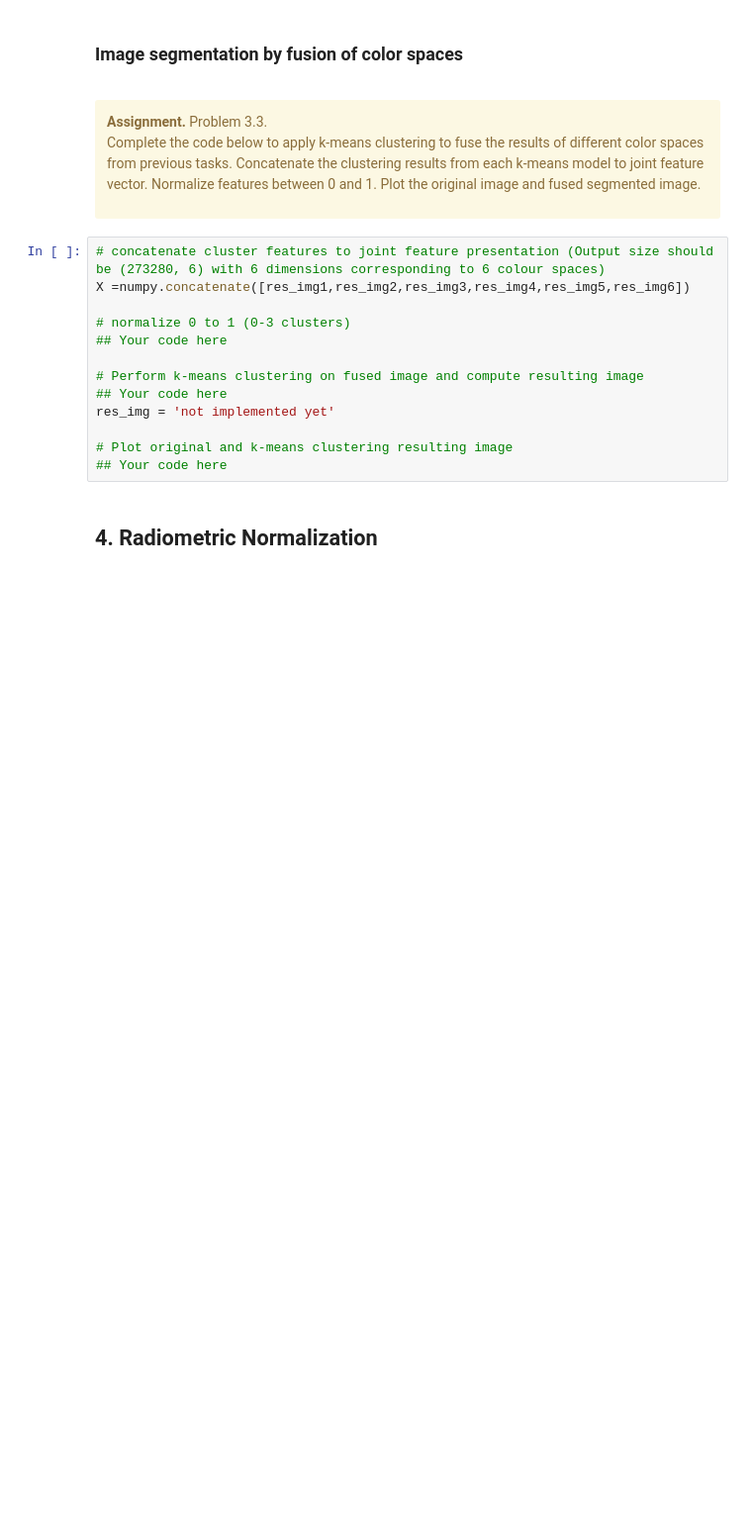
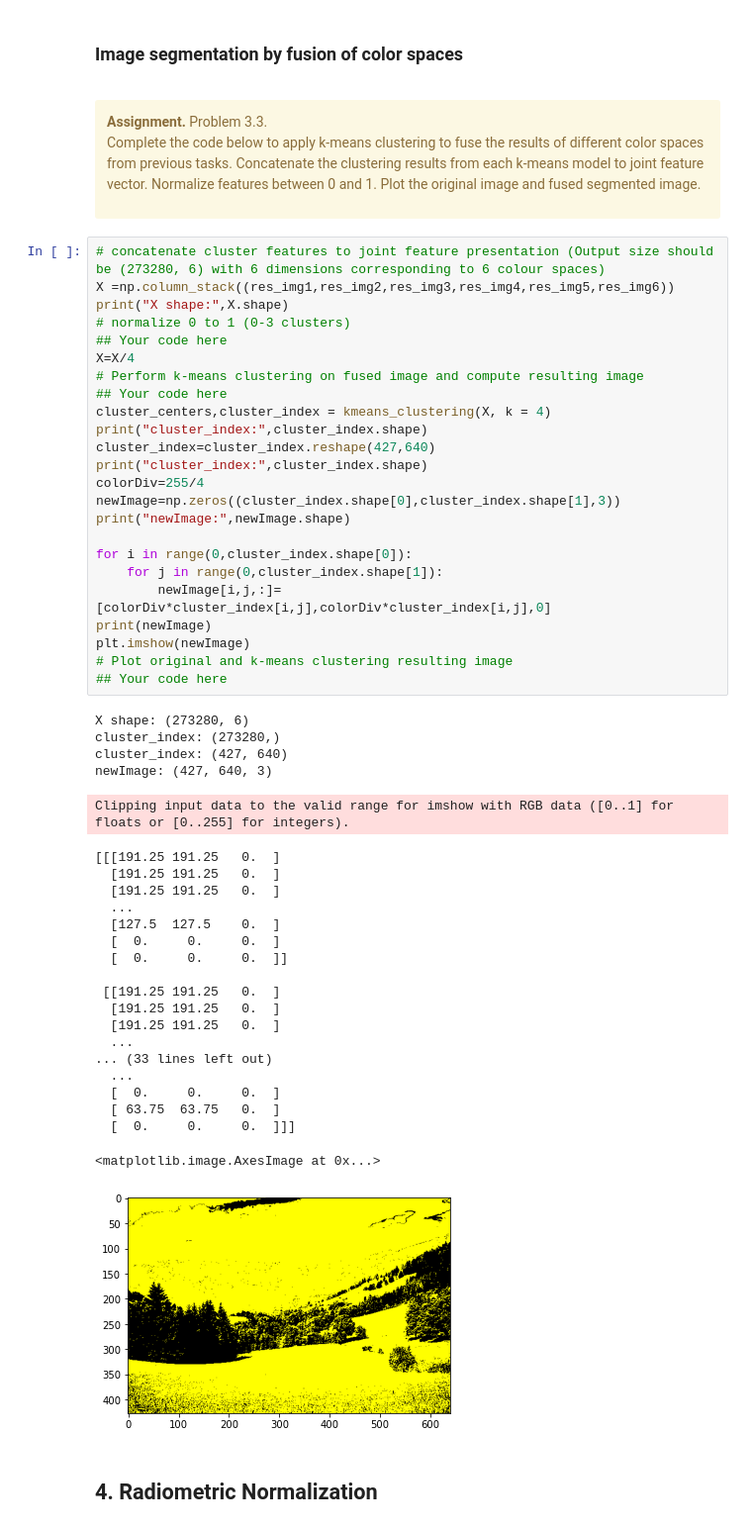
Before and after one commit to MAHA06/MultiModalCourse, a Jupyter notebook: Exercise 3/exercise3.ipynb, the cells around one changed output. Shown at 99% size. Cells and saved outputs as stored; diff of their text form; blank space fills up the shorter version.

```diff
--- a/Exercise 3/exercise3.ipynb
+++ b/Exercise 3/exercise3.ipynb
@@ -760,17 +761,53 @@ res_img6=plot_kmeans(f6_img)
 </div>
 # %%
 # concatenate cluster features to joint feature presentation (Output size should be (273280, 6) with 6 dimensions corresponding to 6 colour spaces)
-X =numpy.concatenate([res_img1,res_img2,res_img3,res_img4,res_img5,res_img6])
-
+X =np.column_stack((res_img1,res_img2,res_img3,res_img4,res_img5,res_img6))
+print("X shape:",X.shape)
 # normalize 0 to 1 (0-3 clusters)
 ## Your code here
-
+X=X/4
 # Perform k-means clustering on fused image and compute resulting image
 ## Your code here
-res_img = 'not implemented yet'
+cluster_centers,cluster_index = kmeans_clustering(X, k = 4)
+print("cluster_index:",cluster_index.shape)
+cluster_index=cluster_index.reshape(427,640)
+print("cluster_index:",cluster_index.shape)
+colorDiv=255/4
+newImage=np.zeros((cluster_index.shape[0],cluster_index.shape[1],3))
+print("newImage:",newImage.shape)
 
+for i in range(0,cluster_index.shape[0]):
+    for j in range(0,cluster_index.shape[1]):
+        newImage[i,j,:]=[colorDiv*cluster_index[i,j],colorDiv*cluster_index[i,j],0]
+print(newImage)
+plt.imshow(newImage)
 # Plot original and k-means clustering resulting image
 ## Your code here
+# %% [output]
+X shape: (273280, 6)
+cluster_index: (273280,)
+cluster_index: (427, 640)
+newImage: (427, 640, 3)
+Clipping input data to the valid range for imshow with RGB data ([0..1] for floats or [0..255] for integers).
+[[[191.25 191.25   0.  ]
+  [191.25 191.25   0.  ]
+  [191.25 191.25   0.  ]
+  ...
+  [127.5  127.5    0.  ]
+  [  0.     0.     0.  ]
+  [  0.     0.     0.  ]]
+
+ [[191.25 191.25   0.  ]
+  [191.25 191.25   0.  ]
+  [191.25 191.25   0.  ]
+  ...
+... (33 lines left out)
+  ...
+  [  0.     0.     0.  ]
+  [ 63.75  63.75   0.  ]
+  [  0.     0.     0.  ]]]
+<matplotlib.image.AxesImage at 0x...>
+[figure, added]
 # %% [markdown]
 ## 4. Radiometric Normalization
 # %% [markdown]
```
Also changed, not shown: parts of 13 cells of this notebook.
